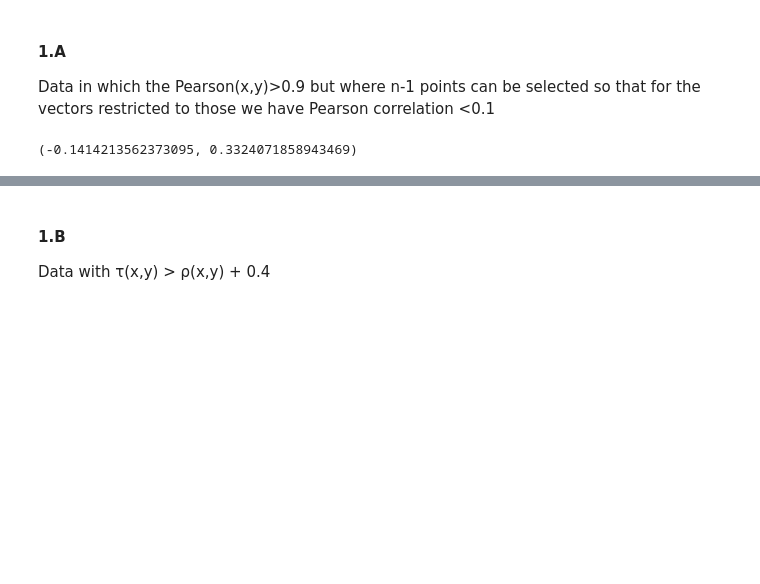
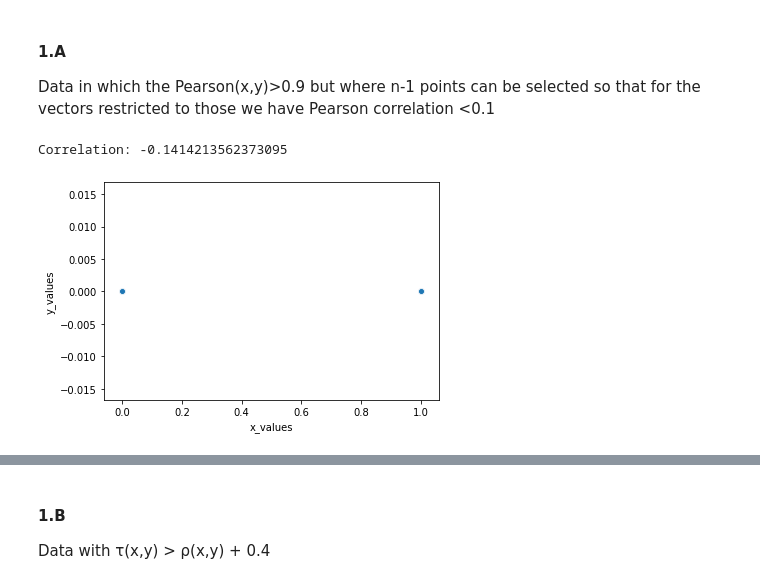
Before and after one commit to mayakerem/StatisticsDataAnalysis, a Jupyter notebook: HW3/HW3.ipynb, the cells around one changed output, grey strips where cells are left out. Saved outputs shown, nothing was run; the diff lists cells and outputs as text; code cells hidden in the pictures; blank space fills up the shorter version.

```diff
--- a/HW3/HW3.ipynb
+++ b/HW3/HW3.ipynb
@@ -29,28 +29,18 @@ Pearson(x,y) = Pearson correlation<br>
 # %% [markdown]
 #### 1.A
 Data in which the Pearson(x,y)>0.9 but where n-1 points can be selected so that for the vectors restricted to those we have Pearson correlation <0.1
-# %%
-data_1 = []
-data_2 = []
-for i in range(49):
-    data_2.append(1)
-    data_1.append((-1.0)** i)
-
-data_2[48] = 0.999 # so we dont divide by zero
-d = {'col1': data_1, 'col2':data_2}
-df = pd.DataFrame(data=d)
-print(stats.pearsonr(df['col1'],df['col2']))
-# plt.figure(1)
-# sns.scatterplot(x = 'col1',y='col2',data=df);
-# plt.title("n-1 from data")
-# data_1.append(50000)
-# data_2.append(50000)
-# plt.figure(2)
-# person with n-1 data points
-# d = {'col1': data_1, 'col2':data_2}
-# df = pd.DataFrame(data=d)
-# print(stats.pearsonr(df['col1'],df['col2']))
-# sns.scatterplot(x = 'col1',y='col2',data=df);
-# plt.title("full data")
-# %% [output]
-(-0.1414213562373095, 0.3324071858943469)
+# %%
+x_values = ([0] * 25)
+
+x_values.extend([1]*24)
+y_values = [0] * 49
+y_values[0] = 0.0001
+
+df = pd.DataFrame({'x_values': x_values, "y_values": y_values})
+c = stats.pearsonr(df['x_values'],df['y_values'])
+print('Correlation: {}'.format(c[0]))
+plt.figure(1)
+sns.scatterplot(x = 'x_values',y='y_values',data=df);
+# %% [output]
+Correlation: -0.1414213562373095
+[figure, added]
```
Also changed, not shown: parts of 6 cells of this notebook.
